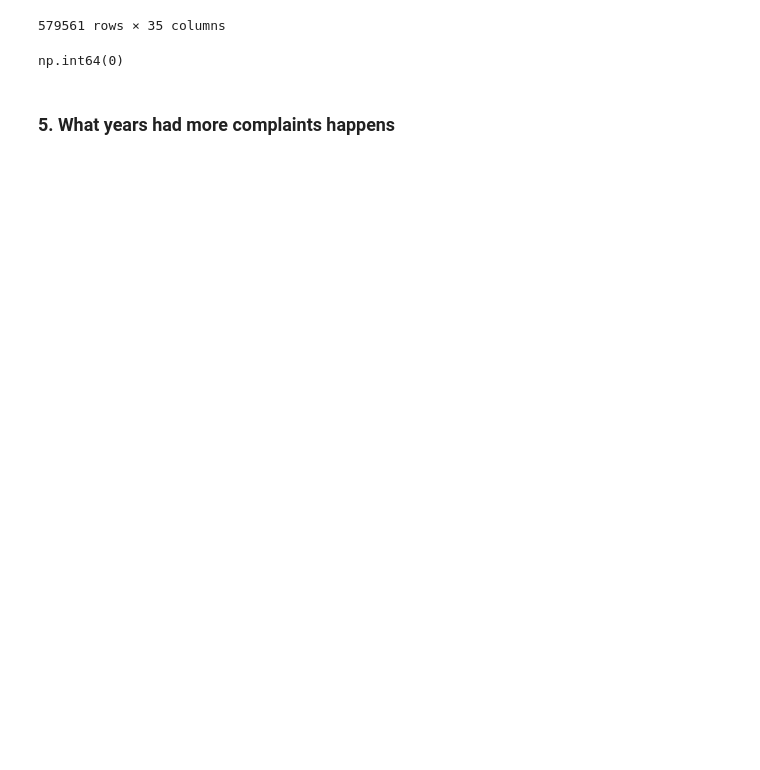
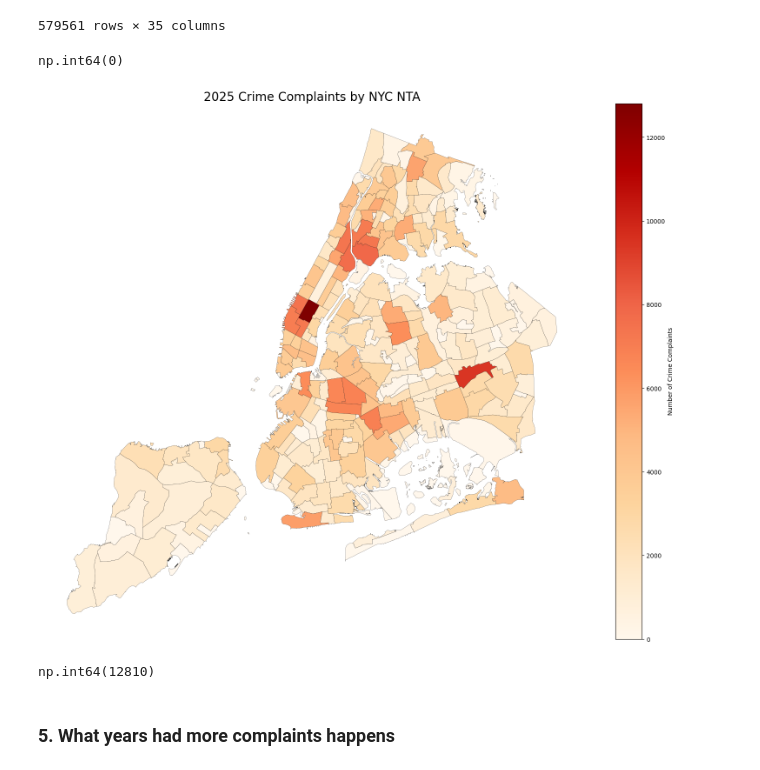
Before and after one commit to salioudunn11/Crime_Complaints_and_arrests_NYC_Data_Project, a Jupyter notebook: index.ipynb, the cells around one changed output. Saved outputs shown, nothing was run; the diff lists cells and outputs as text; code cells hidden in the pictures; blank space fills up the shorter version.

```diff
--- a/index.ipynb
+++ b/index.ipynb
@@ -163,0 +200,2 @@ np.int64(0)
+# %%
+complaints_gdf = complaints_gdf.to_crs(nta_df.crs)
@@ -164,3 +209,48 @@ np.int64(0)
+# %%
+
+complaint_counts = (
+    complaints_with_nta
+    .groupby("NTA2020")["cmplnt_num"]
+    .nunique()
+    .reset_index(name="complaint_count")
+)
+# %%
+nta_heatmap = nta_df.merge(
+    complaint_counts,
+    on="NTA2020",
+    how="left"
+)
+# %%
+# Neighborhoods with no complaints
+nta_heatmap["complaint_count"] = (
+    nta_heatmap["complaint_count"]
+    .fillna(0)
+    .astype(int)
+)
+# %%
+ax = nta_heatmap.plot(
+    column="complaint_count",
+    figsize=(20, 20),
+    cmap="OrRd",
+    legend=True,
+    edgecolor="black",
+    linewidth=0.2,
+    legend_kwds={
+        "label": "Number of Crime Complaints",
+        "shrink": 0.8
+    }
+)
+
+ax.set_title("2025 Crime Complaints by NYC NTA", fontsize=20)
+ax.axis("off")
+
+plt.show()
+# %% [output]
+[figure, added]
+# %%
+nta_heatmap["complaint_count"].max()
+# %% [output]
+np.int64(12810)
 # %% [markdown]
 ### 5. What years had more complaints happens
 # %%
```
Also changed, not shown: parts of 6 cells of this notebook.
